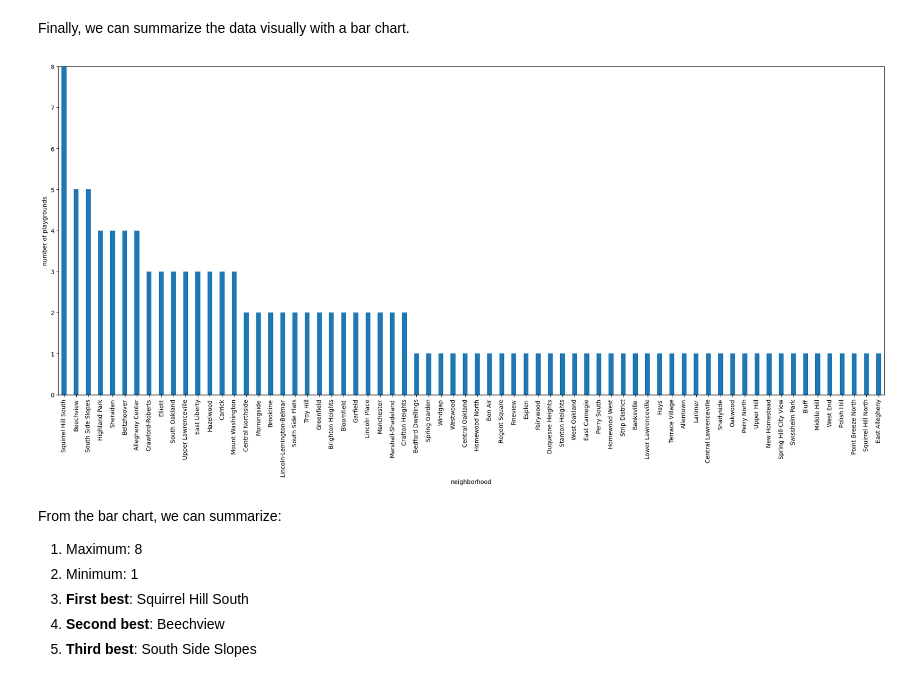
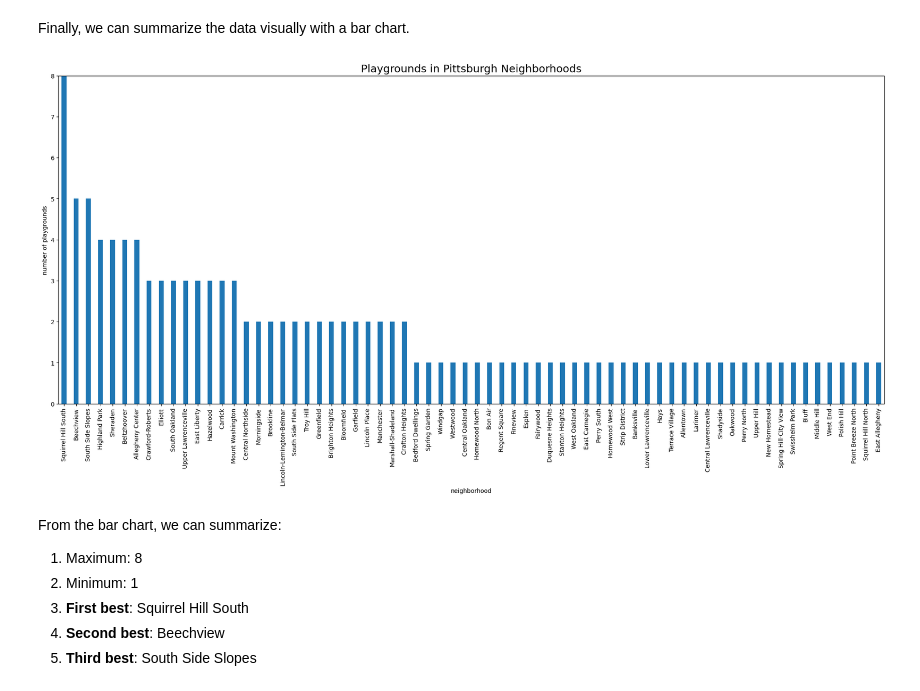
Before and after one commit to jez115/final-project, a Jupyter notebook: Jennifer.ipynb, the cells around one changed output. Cells and saved outputs as stored; diff of their text form; code cells hidden in the pictures.

Commit message:
best neighborhood

```diff
--- a/Jennifer.ipynb
+++ b/Jennifer.ipynb
@@ -64,9 +65,10 @@ Finally, we can summarize the data visually with a bar chart.
 # %%
 p2.plot(kind = "bar", width = .4, figsize=(25,10), ylim=(0,8))
 plt.ylabel("number of playgrounds")
+plt.title("Playgrounds in Pittsburgh Neighborhoods", fontsize = 18)
 plt.show()
 # %% [output]
-[figure, old version]
+[figure, new version]
 # %% [markdown]
 From the bar chart, we can summarize:
 1. Maximum: 8
```
Also changed, not shown: parts of 1 cell of this notebook, 1 other file.
